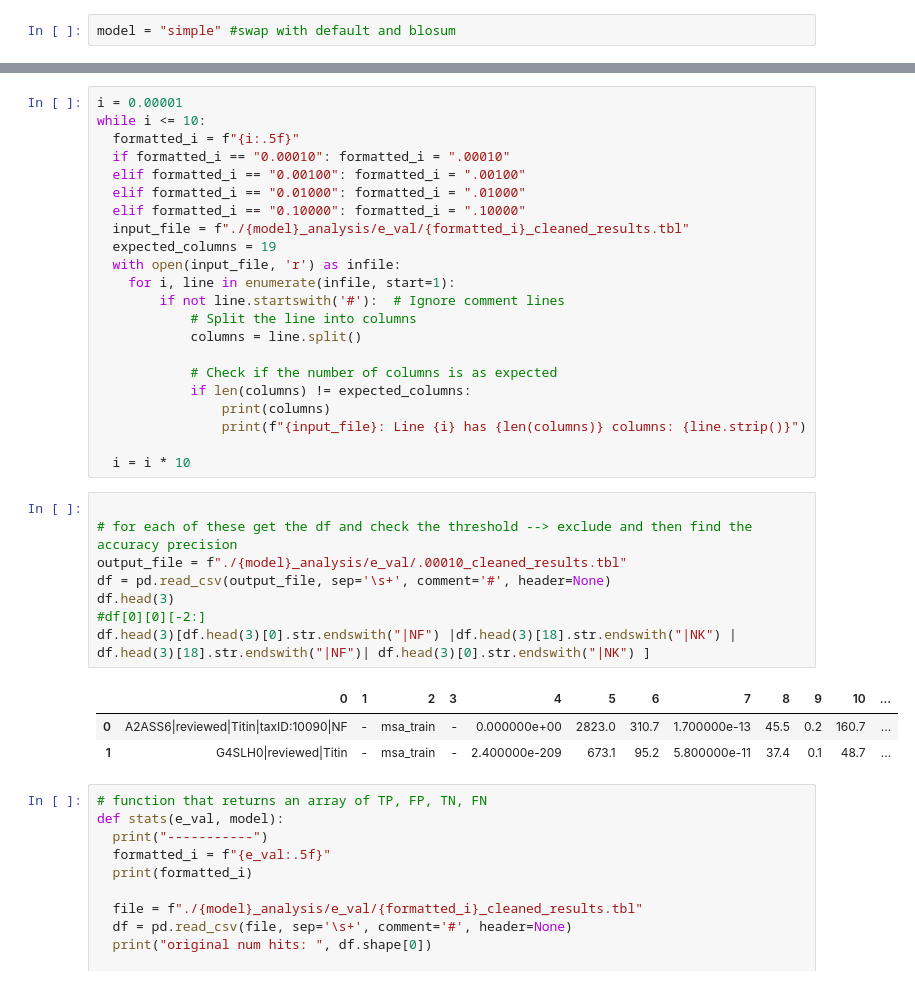
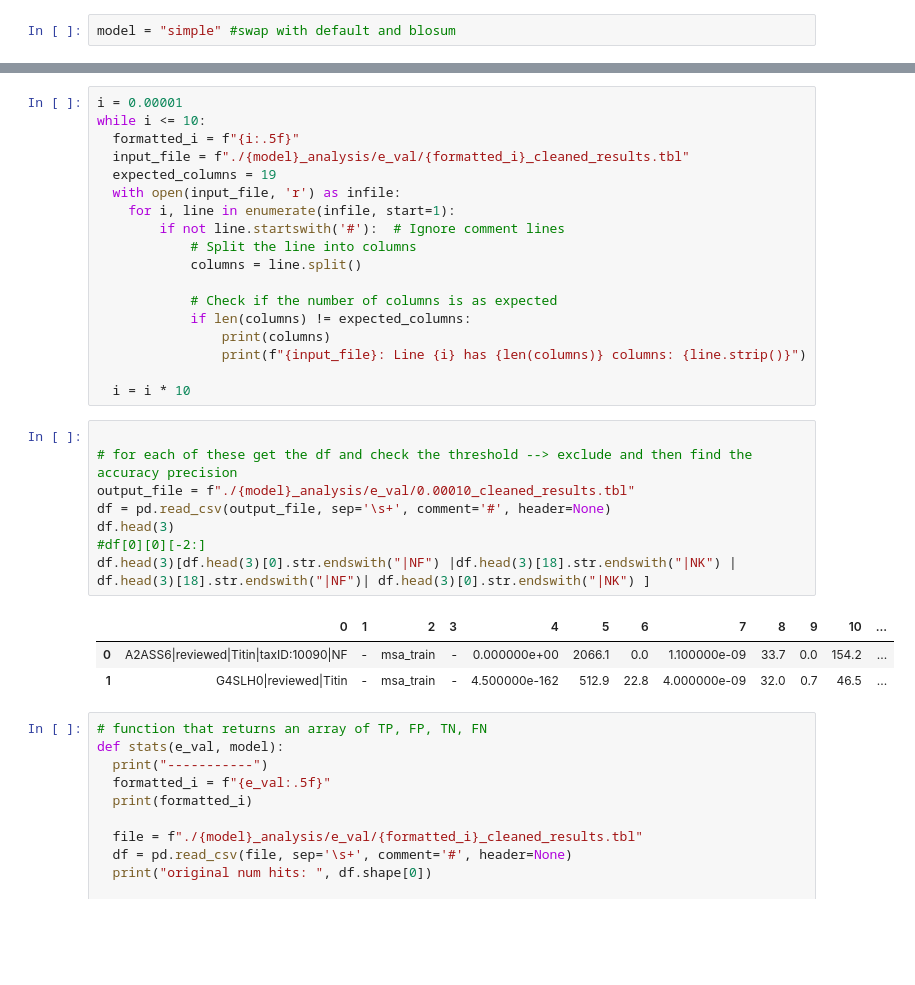
Before and after one commit to revaagrawal/profile-hmm-4775, a Jupyter notebook: hmmer/analysis/threshold_analysis.ipynb, the cells around one changed output, grey strips where cells are left out. Cells and saved outputs as stored; diff of their text form; blank space fills up the shorter version.

```diff
--- a/hmmer/analysis/threshold_analysis.ipynb
+++ b/hmmer/analysis/threshold_analysis.ipynb
@@ -56,10 +54,6 @@ Cleaned file saved to ./simple_analysis/e_val/10.00000_cleaned_results.tbl
 i = 0.00001
 while i <= 10:
   formatted_i = f"{i:.5f}"
-  if formatted_i == "0.00010": formatted_i = ".00010"
-  elif formatted_i == "0.00100": formatted_i = ".00100"
-  elif formatted_i == "0.01000": formatted_i = ".01000"
-  elif formatted_i == "0.10000": formatted_i = ".10000"
   input_file = f"./{model}_analysis/e_val/{formatted_i}_cleaned_results.tbl"
   expected_columns = 19
   with open(input_file, 'r') as infile:
@@ -77,15 +71,15 @@ while i <= 10:
 # %%
 
 # for each of these get the df and check the threshold --> exclude and then find the accuracy precision
-output_file = f"./{model}_analysis/e_val/.00010_cleaned_results.tbl"
+output_file = f"./{model}_analysis/e_val/0.00010_cleaned_results.tbl"
 df = pd.read_csv(output_file, sep='\s+', comment='#', header=None)
 df.head(3)
 #df[0][0][-2:]
 df.head(3)[df.head(3)[0].str.endswith("|NF") |df.head(3)[18].str.endswith("|NK") | df.head(3)[18].str.endswith("|NF")| df.head(3)[0].str.endswith("|NK") ]
 # %% [output]
 |  | 0 | 1 | 2 | 3 | 4 | 5 | 6 | 7 | 8 | 9 | 10 | ... |
-| 0 | A2ASS6|reviewed|Titin|taxID:10090|NF | - | msa_train | - | 0.000000e+00 | 2823.0 | 310.7 | 1.700000e-13 | 45.5 | 0.2 | 160.7 | ... |
-| 1 | G4SLH0|reviewed|Titin | - | msa_train | - | 2.400000e-209 | 673.1 | 95.2 | 5.800000e-11 | 37.4 | 0.1 | 48.7 | ... |
+| 0 | A2ASS6|reviewed|Titin|taxID:10090|NF | - | msa_train | - | 0.000000e+00 | 2066.1 | 0.0 | 1.100000e-09 | 33.7 | 0.0 | 154.2 | ... |
+| 1 | G4SLH0|reviewed|Titin | - | msa_train | - | 4.500000e-162 | 512.9 | 22.8 | 4.000000e-09 | 32.0 | 0.7 | 46.5 | ... |
 # %%
 # function that returns an array of TP, FP, TN, FN
 def stats(e_val, model):
```
Also changed, not shown: parts of 5 cells of this notebook.
